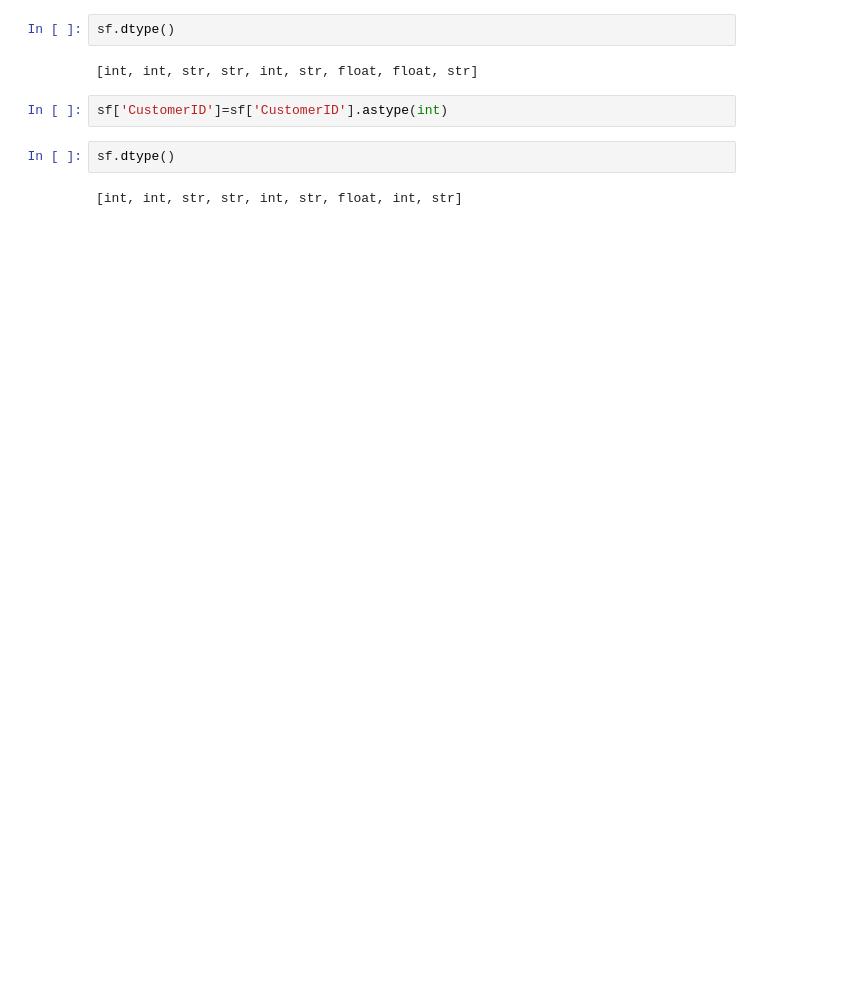
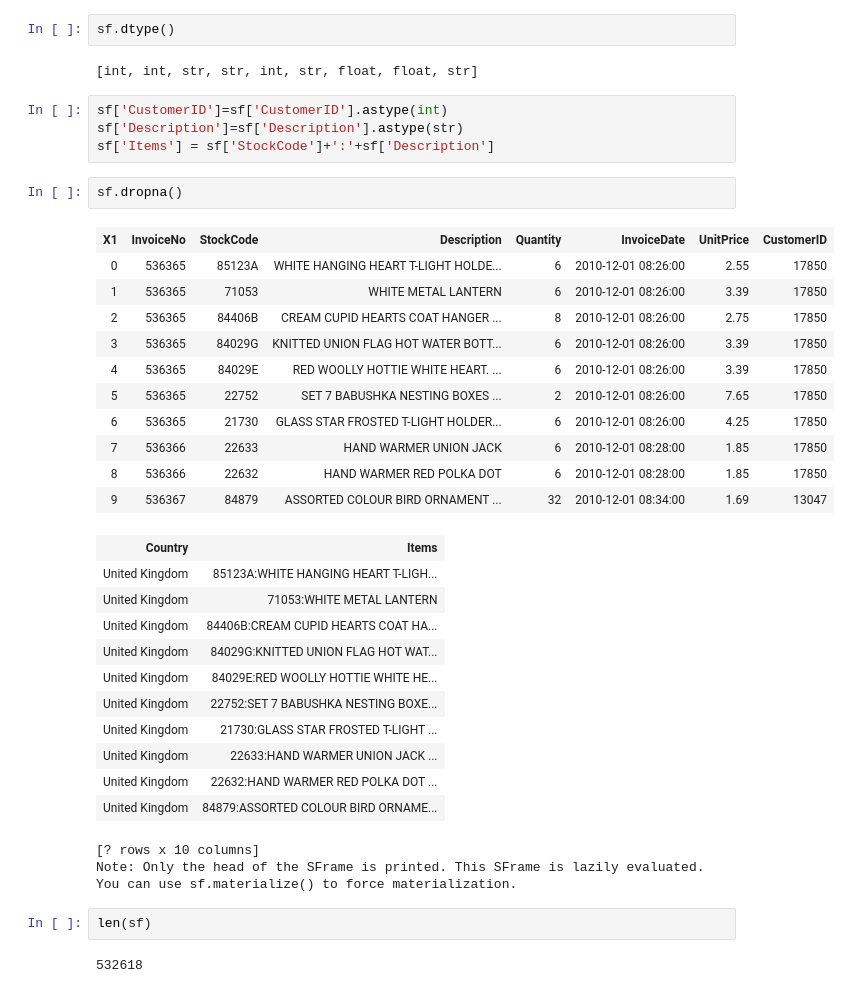
Before and after one commit to TimusLetap/Online-Retail, a Jupyter notebook: Recommendation for Wholesale Reailers.ipynb, the cells around one changed output. Cells and saved outputs as stored; diff of their text form; blank space fills up the shorter version.

```diff
--- a/Recommendation for Wholesale Reailers.ipynb
+++ b/Recommendation for Wholesale Reailers.ipynb
@@ -93,8 +48,38 @@ sf.dtype()
 [int, int, str, str, int, str, float, float, str]
 # %%
 sf['CustomerID']=sf['CustomerID'].astype(int)
+sf['Description']=sf['Description'].astype(str)
+sf['Items'] = sf['StockCode']+':'+sf['Description']
 # %%
-sf.dtype()
+sf.dropna()
 # %% [output]
+| X1 | InvoiceNo | StockCode | Description | Quantity | InvoiceDate | UnitPrice | CustomerID |
+| 0 | 536365 | 85123A | WHITE HANGING HEART T-LIGHT HOLDE... | 6 | 2010-12-01 08:26:00 | 2.55 | 17850 |
+| 1 | 536365 | 71053 | WHITE METAL LANTERN | 6 | 2010-12-01 08:26:00 | 3.39 | 17850 |
+| 2 | 536365 | 84406B | CREAM CUPID HEARTS COAT HANGER ... | 8 | 2010-12-01 08:26:00 | 2.75 | 17850 |
+| 3 | 536365 | 84029G | KNITTED UNION FLAG HOT WATER BOTT... | 6 | 2010-12-01 08:26:00 | 3.39 | 17850 |
+| 4 | 536365 | 84029E | RED WOOLLY HOTTIE WHITE HEART. ... | 6 | 2010-12-01 08:26:00 | 3.39 | 17850 |
+| 5 | 536365 | 22752 | SET 7 BABUSHKA NESTING BOXES ... | 2 | 2010-12-01 08:26:00 | 7.65 | 17850 |
+| 6 | 536365 | 21730 | GLASS STAR FROSTED T-LIGHT HOLDER... | 6 | 2010-12-01 08:26:00 | 4.25 | 17850 |
+| 7 | 536366 | 22633 | HAND WARMER UNION JACK | 6 | 2010-12-01 08:28:00 | 1.85 | 17850 |
+| 8 | 536366 | 22632 | HAND WARMER RED POLKA DOT | 6 | 2010-12-01 08:28:00 | 1.85 | 17850 |
+| 9 | 536367 | 84879 | ASSORTED COLOUR BIRD ORNAMENT ... | 32 | 2010-12-01 08:34:00 | 1.69 | 13047 |
+| Country | Items |
+| United Kingdom | 85123A:WHITE HANGING HEART T-LIGH... |
+| United Kingdom | 71053:WHITE METAL LANTERN |
+| United Kingdom | 84406B:CREAM CUPID HEARTS COAT HA... |
+| United Kingdom | 84029G:KNITTED UNION FLAG HOT WAT... |
+| United Kingdom | 84029E:RED WOOLLY HOTTIE WHITE HE... |
+| United Kingdom | 22752:SET 7 BABUSHKA NESTING BOXE... |
+| United Kingdom | 21730:GLASS STAR FROSTED T-LIGHT ... |
+| United Kingdom | 22633:HAND WARMER UNION JACK ... |
+| United Kingdom | 22632:HAND WARMER RED POLKA DOT ... |
+| United Kingdom | 84879:ASSORTED COLOUR BIRD ORNAME... |
-[int, int, str, str, int, str, float, int, str]
+[? rows x 10 columns]
+Note: Only the head of the SFrame is printed. This SFrame is lazily evaluated.
+You can use sf.materialize() to force materialization.
+# %%
+len(sf)
+# %% [output]
+532618
 # %%
```
Also changed, not shown: parts of 98 cells of this notebook, 3 other files.
